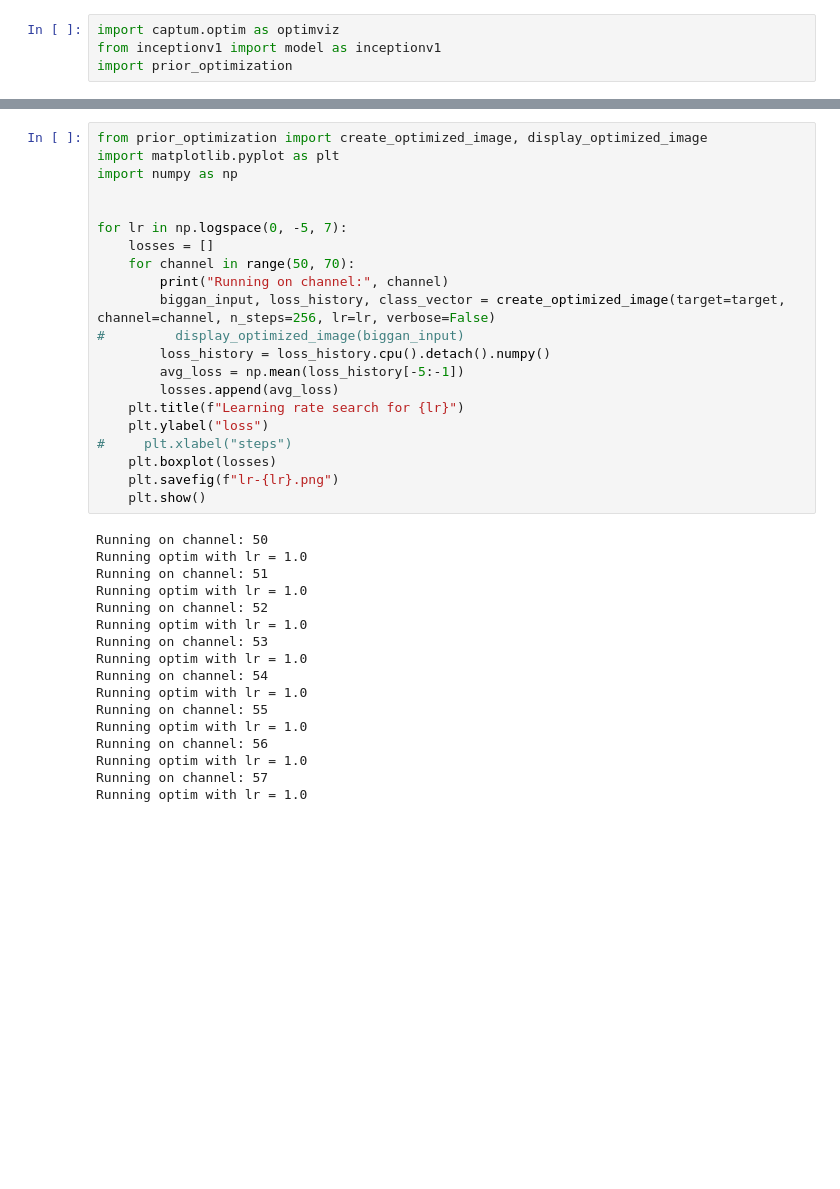
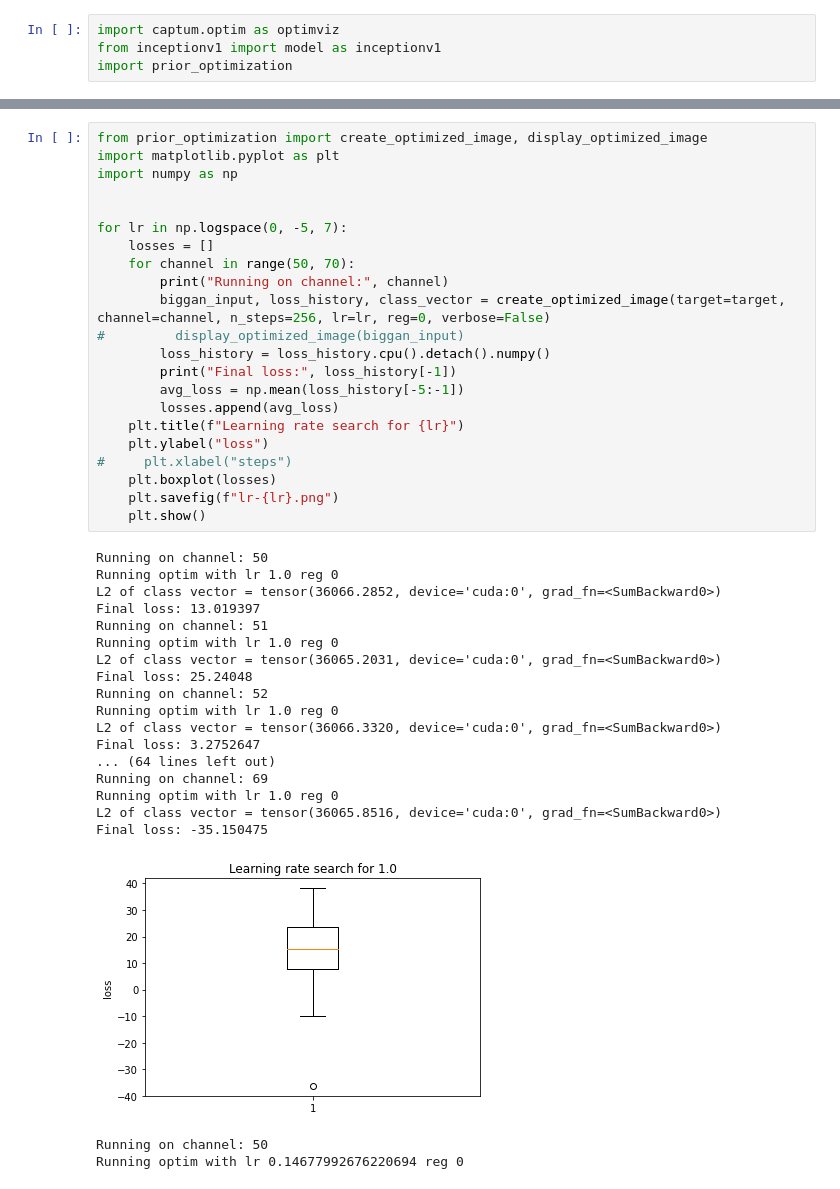
Before and after one commit to jackaldenryan/231nFinalProject, a Jupyter notebook: realization-hparam-tuning.ipynb, the cells around one changed output, grey strips where cells are left out. Cells and saved outputs as stored; diff of their text form; blank space fills up the shorter version.

```diff
--- a/realization-hparam-tuning.ipynb
+++ b/realization-hparam-tuning.ipynb
@@ -31,38 +48,43 @@ Inception(
 # %%
 from prior_optimization import create_optimized_image, display_optimized_image
 import matplotlib.pyplot as plt
 import numpy as np
 
 
 for lr in np.logspace(0, -5, 7):
     losses = []
     for channel in range(50, 70):
         print("Running on channel:", channel)
-        biggan_input, loss_history, class_vector = create_optimized_image(target=target, channel=channel, n_steps=256, lr=lr, verbose=False)
+        biggan_input, loss_history, class_vector = create_optimized_image(target=target, channel=channel, n_steps=256, lr=lr, reg=0, verbose=False)
 #         display_optimized_image(biggan_input)
         loss_history = loss_history.cpu().detach().numpy()
+        print("Final loss:", loss_history[-1])
         avg_loss = np.mean(loss_history[-5:-1])
         losses.append(avg_loss)
     plt.title(f"Learning rate search for {lr}")
     plt.ylabel("loss")
 #     plt.xlabel("steps")
     plt.boxplot(losses)
     plt.savefig(f"lr-{lr}.png")
     plt.show()
 # %% [output]
 Running on channel: 50
-Running optim with lr = 1.0
+Running optim with lr 1.0 reg 0
+L2 of class vector = tensor(36066.2852, device='cuda:0', grad_fn=<SumBackward0>)
+Final loss: 13.019397
 Running on channel: 51
-Running optim with lr = 1.0
+Running optim with lr 1.0 reg 0
+L2 of class vector = tensor(36065.2031, device='cuda:0', grad_fn=<SumBackward0>)
+Final loss: 25.24048
 Running on channel: 52
-Running optim with lr = 1.0
-Running on channel: 53
-Running optim with lr = 1.0
-Running on channel: 54
-Running optim with lr = 1.0
-Running on channel: 55
-Running optim with lr = 1.0
-Running on channel: 56
-Running optim with lr = 1.0
-Running on channel: 57
-Running optim with lr = 1.0
+Running optim with lr 1.0 reg 0
+L2 of class vector = tensor(36066.3320, device='cuda:0', grad_fn=<SumBackward0>)
+Final loss: 3.2752647
+... (64 lines left out)
+Running on channel: 69
+Running optim with lr 1.0 reg 0
+L2 of class vector = tensor(36065.8516, device='cuda:0', grad_fn=<SumBackward0>)
+Final loss: -35.150475
+[figure, added]
+Running on channel: 50
+Running optim with lr 0.14677992676220694 reg 0
```
Also changed, not shown: parts of 2 cells of this notebook, 15 other files.
